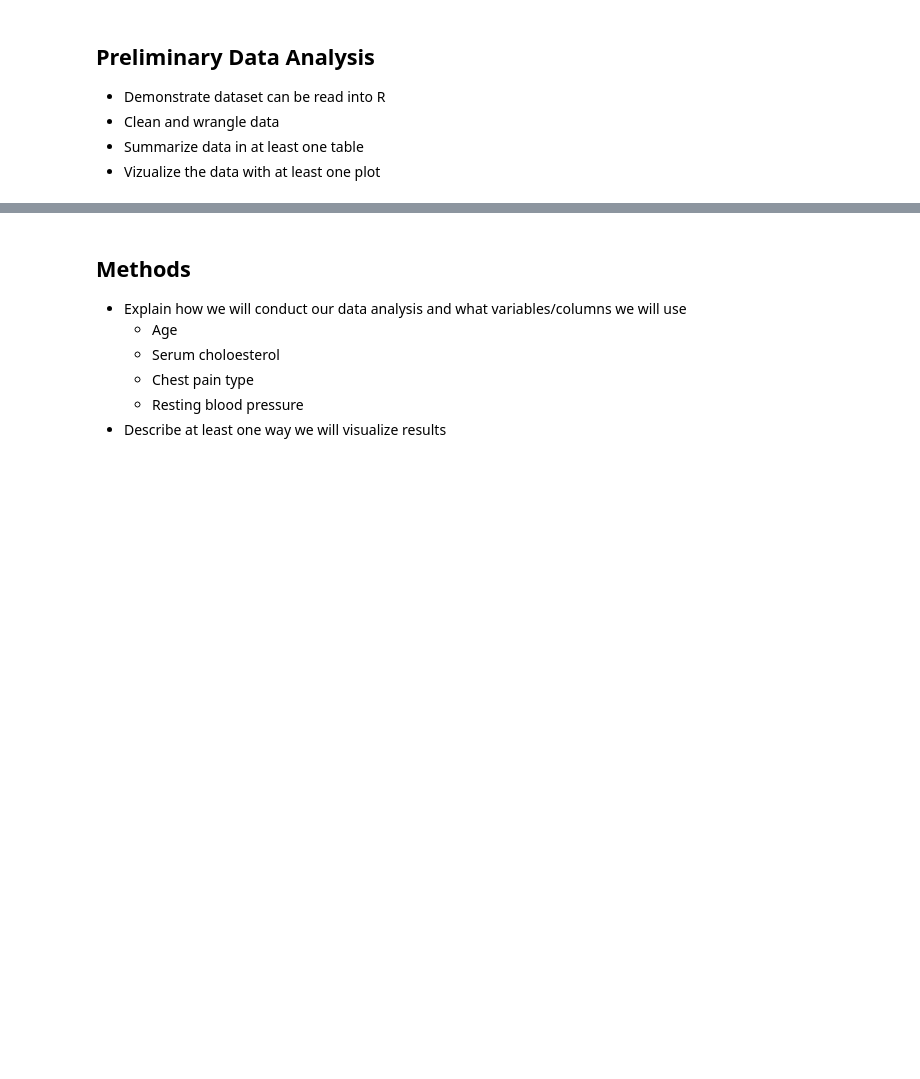
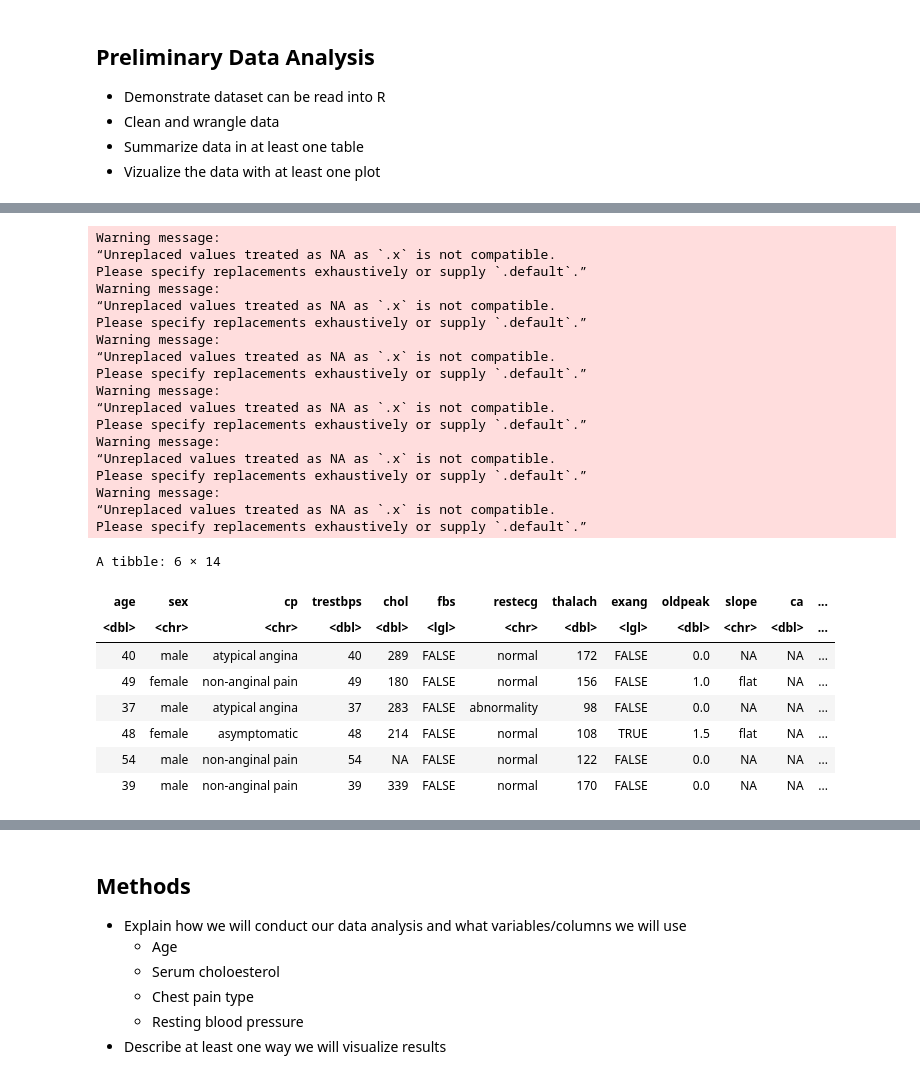
Before and after one commit to CallumMackenzie/dsci100-group-project, a Jupyter notebook: pitch.ipynb, the cells around one changed output, grey strips where cells are left out. Cells and saved outputs as stored; diff of their text form; code cells hidden in the pictures; blank space fills up the shorter version.

```diff
--- a/pitch.ipynb
+++ b/pitch.ipynb
@@ -15,0 +77,67 @@ To answer the question, this project will conduct a classification prediction on
+# %%
+
+heart_data <- heart_data_raw |>
+    mutate(sex = recode(sex,
+                        `0` = "female",
+                        `1` = "male")) |>
+    mutate(cp = recode(cp,
+                       `1` = "typical angina",
+                       `2` = "atypical angina",
+                       `3` = "non-anginal pain",
+                       `4` = "asymptomatic")) |>
+    mutate(fbs = recode(fbs,
+                        `0` = FALSE,
+                        `1` = TRUE)) |>
+    mutate(restecg = recode(restecg,
+                            `0` = "normal",
+                            `1` = "abnormality",
+                            `2` = "ventricular hypertrophy")) |>
+    mutate(exang = recode(exang,
+                          `0` = FALSE,
+                          `1` = TRUE)) |>
+    mutate(slope = recode(slope,
+                          `1` = "upsloping",
+                          `2` = "flat",
+                          `3` = "downsloping")) |>
+    mutate(ca = ifelse(ca < 0, NA, ca)) |>
+    mutate(thal = recode(thal,
+                         `3` = "normal",
+                         `6` = "fixed defect",
+                         `7` = "reversable defect")) |>
+    mutate(num = recode(num,
+                        `0` = "<50% narrowing",
+                        `1` = ">50% narrowing")) |>
+    mutate(chol = ifelse(chol < 0, NA, chol)) |>
+    mutate(thalach = ifelse(thalach < 0, NA, thalach)) |>
+    mutate(age = ifelse(age < 0, NA, age)) |>
+    mutate(trestbps = ifelse(trestbps < 0, NA, age))
+
+head(heart_data)
+# %% [output]
+Warning message:
+“Unreplaced values treated as NA as `.x` is not compatible.
+Please specify replacements exhaustively or supply `.default`.”
+Warning message:
+“Unreplaced values treated as NA as `.x` is not compatible.
+Please specify replacements exhaustively or supply `.default`.”
+Warning message:
+“Unreplaced values treated as NA as `.x` is not compatible.
+Please specify replacements exhaustively or supply `.default`.”
+Warning message:
+“Unreplaced values treated as NA as `.x` is not compatible.
+Please specify replacements exhaustively or supply `.default`.”
+Warning message:
+“Unreplaced values treated as NA as `.x` is not compatible.
+Please specify replacements exhaustively or supply `.default`.”
+Warning message:
+“Unreplaced values treated as NA as `.x` is not compatible.
+Please specify replacements exhaustively or supply `.default`.”
+A tibble: 6 × 14
+| age | sex | cp | trestbps | chol | fbs | restecg | thalach | exang | oldpeak | slope | ca | ... |
+| <dbl> | <chr> | <chr> | <dbl> | <dbl> | <lgl> | <chr> | <dbl> | <lgl> | <dbl> | <chr> | <dbl> | ... |
+| 40 | male | atypical angina | 40 | 289 | FALSE | normal | 172 | FALSE | 0.0 | NA | NA | ... |
+| 49 | female | non-anginal pain | 49 | 180 | FALSE | normal | 156 | FALSE | 1.0 | flat | NA | ... |
+| 37 | male | atypical angina | 37 | 283 | FALSE | abnormality | 98 | FALSE | 0.0 | NA | NA | ... |
+| 48 | female | asymptomatic | 48 | 214 | FALSE | normal | 108 | TRUE | 1.5 | flat | NA | ... |
+| 54 | male | non-anginal pain | 54 | NA | FALSE | normal | 122 | FALSE | 0.0 | NA | NA | ... |
+| 39 | male | non-anginal pain | 39 | 339 | FALSE | normal | 170 | FALSE | 0.0 | NA | NA | ... |
```
Also changed, not shown: parts of 4 cells of this notebook.
